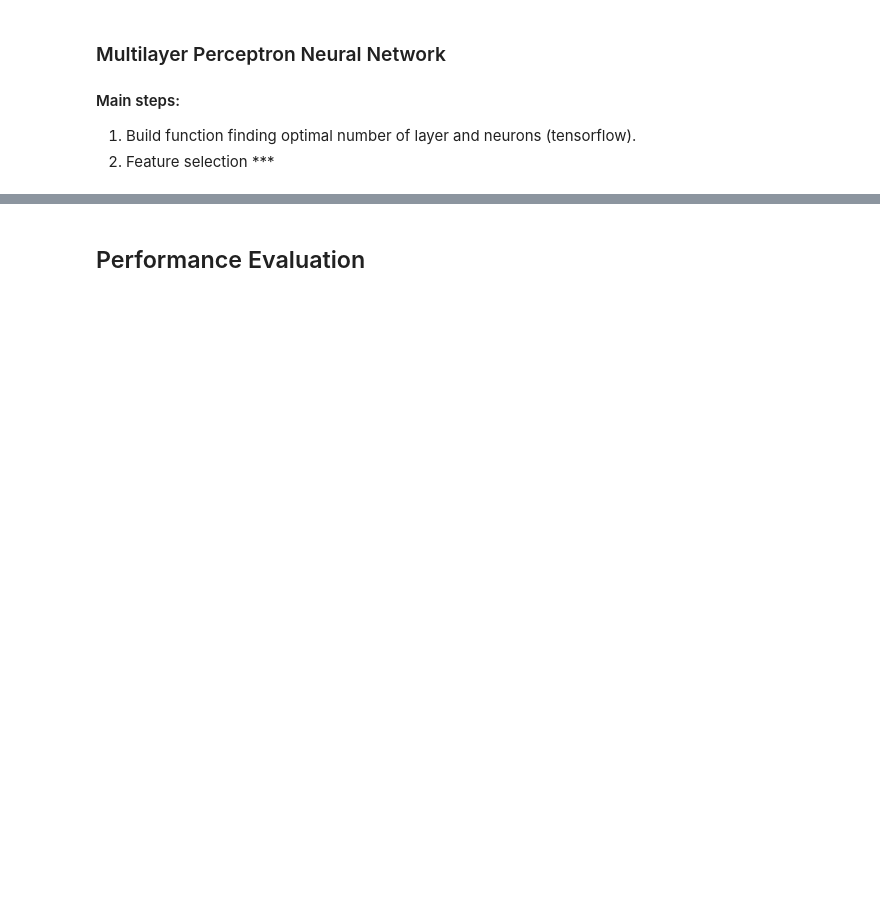
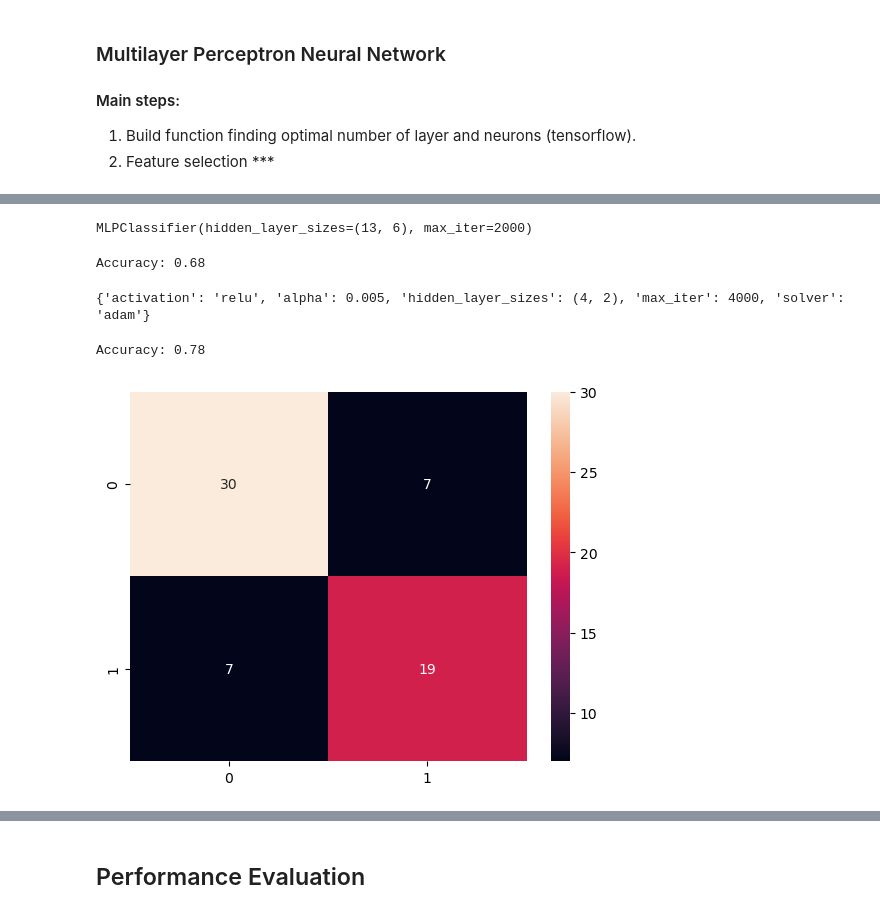
Before and after one commit to YixuanJiao04/Breast-Cancer-Classification, a Jupyter notebook: Liver-Cirhosis-Prediction.ipynb, the cells around one changed output, grey strips where cells are left out. Drawn from its saved outputs; the diff is of its cells as text; code cells hidden in the pictures; blank space fills up the shorter version.

```diff
--- a/Liver-Cirhosis-Prediction.ipynb
+++ b/Liver-Cirhosis-Prediction.ipynb
@@ -335,0 +258,36 @@ $N_h = \frac{N_s}{\alpha  (N_i+N_o)}$
+# %%
+from sklearn.neural_network import MLPClassifier
+mlp_clf = MLPClassifier(hidden_layer_sizes=(13,6),max_iter = 2000,activation = 'relu',solver = 'adam')
+mlp_clf.fit(X_nn_train, y_nn_train)
+# %% [output]
+MLPClassifier(hidden_layer_sizes=(13, 6), max_iter=2000)
+# %%
+y_pred = mlp_clf.predict(X_nn_test)
+print('Accuracy: {:.2f}'.format(accuracy_score(y_nn_test, y_pred)))
+# %% [output]
+Accuracy: 0.68
+# %%
+param_grid = {
+    'hidden_layer_sizes': [(i,) for i in range(1,10)] + [(i,j) for i in range(4,10) for j in range(1,i)],
+    'max_iter': [3000,4000],
+    'activation': ['relu'],
+    'solver': ['adam'],
+    'alpha': [0.0001, 0.0005,0.001,0.005,0.01]
+}
+# %%
+from sklearn.model_selection import GridSearchCV
+grid = GridSearchCV(mlp_clf, param_grid, n_jobs= -1, cv=5)
+grid.fit(X_nn_train, y_nn_train)
+print(grid.best_params_)
+# %% [output]
+{'activation': 'relu', 'alpha': 0.005, 'hidden_layer_sizes': (4, 2), 'max_iter': 4000, 'solver': 'adam'}
+# %%
+grid_predictions = grid.predict(X_nn_test)
+print('Accuracy: {:.2f}'.format(accuracy_score(y_nn_test, grid_predictions)))
+# %% [output]
+Accuracy: 0.78
+# %%
+sns.heatmap(confusion_matrix(grid_predictions,y_nn_test),annot=True)
+plt.show()
+# %% [output]
+[figure, added]
```
Also changed, not shown: parts of 28 cells of this notebook.
